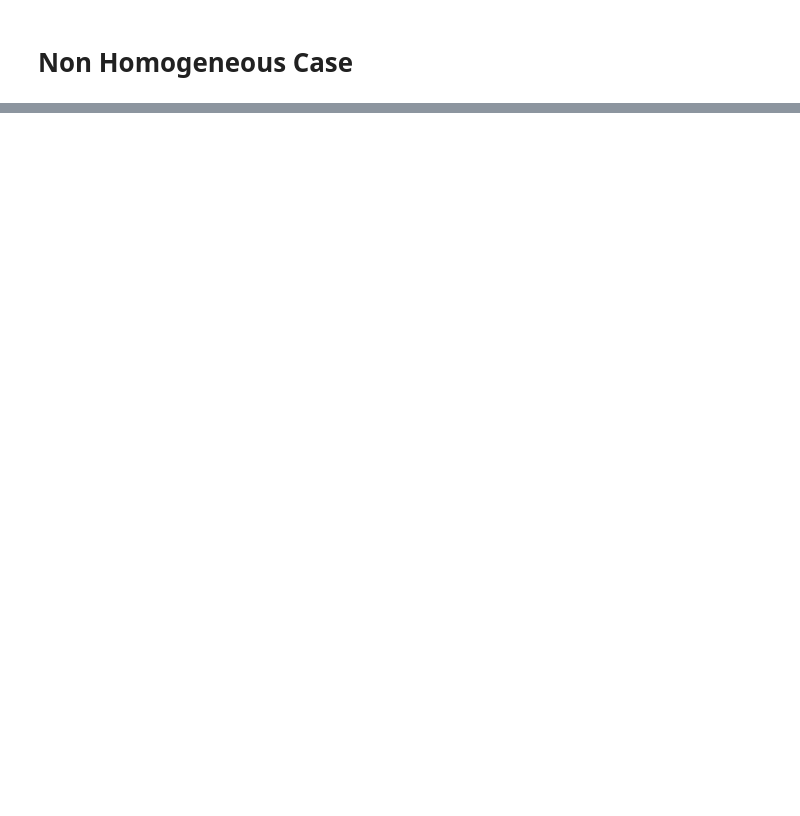
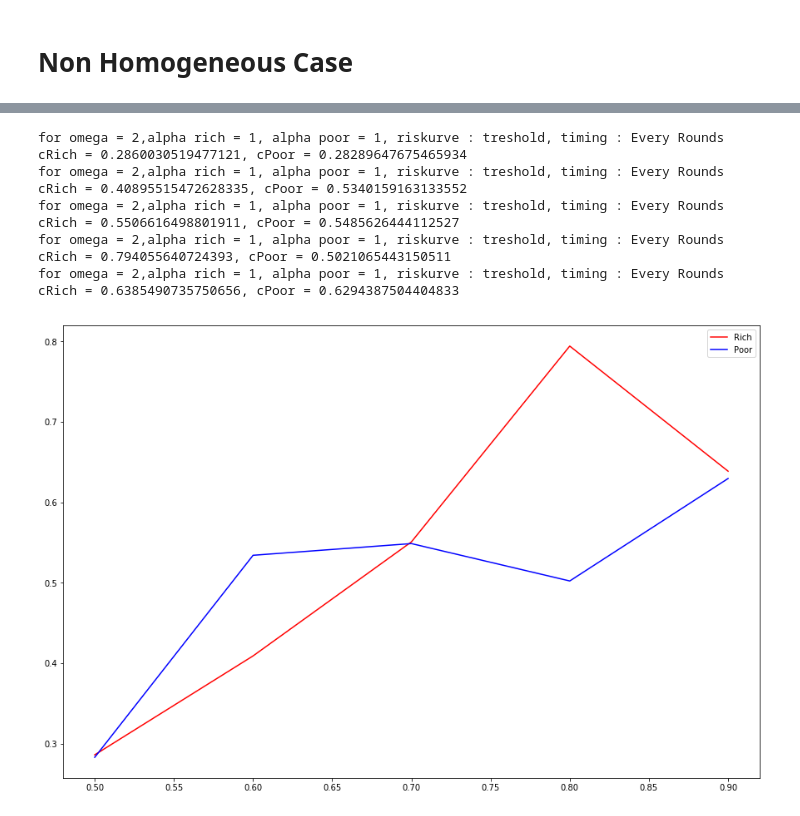
Before and after one commit to mrcyme/Learning-Dynamics-Exam, a Jupyter notebook: ProjectSimeonVersion.ipynb, the cells around one changed output, grey strips where cells are left out. Saved outputs shown, nothing was run; the diff lists cells and outputs as text; code cells hidden in the pictures; blank space fills up the shorter version.

```diff
--- a/ProjectSimeonVersion.ipynb
+++ b/ProjectSimeonVersion.ipynb
@@ -524,0 +550,28 @@ a+b
+# %%
+fig = plt.figure(figsize=(16,6))
+fig.subplots_adjust(hspace=0.4, wspace=0.4)
+
+alphaRich = [0,0.1,0.2,0.3,0.4,0.5,0.6,0.7,0.8,0.9,1]
+catastrophicEvent = ['Every Rounds','First Round','Last Round','Random Round']
+alphaPoor = [1,0.5]
+i = 1
+for ap in alphaPoor:
+    for c in catastrophicEvent:
+        res =[]
+        for ar in alphaRich:
+            simNH =SimulationNonHomogeneous(4,ar,ap,'treshold',numberOfGenerations = 1000,fractionOfPoor = 0.5,catastrophicEventSchedule = c)
+            res += simNH.runSim()
+        cRich = res[::2]
+        cPoor = res[1::2]
+        ax = fig.add_subplot(2, 4, i)
+        if (i<5):
+            plt.title(c)
+        ax.plot(alphaRich,cRich,'r')
+        ax.plot(alphaRich,cPoor,'b')
+        plt.ylim(0,1)
+        plt.xlim(0,1.1)
+        plt.xlabel(r'Loss fraction : $\alpha_R$')
+        plt.ylabel('Contribution')
+        ax.legend(('Rich','Poor'),loc ='lower left')
+        i+=1
+plt.show()
@@ -524,0 +643,20 @@ a+b
+# %%
+fig = plt.figure(figsize=(15,10))
+fracpoor = [0.5,0.6,0.7,0.8,0.9]
+res = []
+for f in fracpoor:
+        simNH =SimulationNonHomogeneous(2,1,1,'treshold',numberOfGenerations = 100,fractionOfPoor = f,catastrophicEventSchedule = c,mixedGame=True)
+        res += simNH.runSim()
+res[::2]
+res[1::2]
+plt.plot(fracpoor,res[::2],'r')
+plt.plot(fracpoor,res[1::2],'b')
+plt.legend(('Rich','Poor'),loc=0)
+plt.show()
+# %% [output]
+for omega = 2,alpha rich = 1, alpha poor = 1, riskurve : treshold, timing : Every Rounds cRich = 0.2860030519477121, cPoor = 0.28289647675465934
+for omega = 2,alpha rich = 1, alpha poor = 1, riskurve : treshold, timing : Every Rounds cRich = 0.40895515472628335, cPoor = 0.5340159163133552
+for omega = 2,alpha rich = 1, alpha poor = 1, riskurve : treshold, timing : Every Rounds cRich = 0.5506616498801911, cPoor = 0.5485626444112527
+for omega = 2,alpha rich = 1, alpha poor = 1, riskurve : treshold, timing : Every Rounds cRich = 0.794055640724393, cPoor = 0.5021065443150511
+for omega = 2,alpha rich = 1, alpha poor = 1, riskurve : treshold, timing : Every Rounds cRich = 0.6385490735750656, cPoor = 0.6294387504404833
+[figure, added]
```
Also changed, not shown: parts of 16 cells of this notebook.
